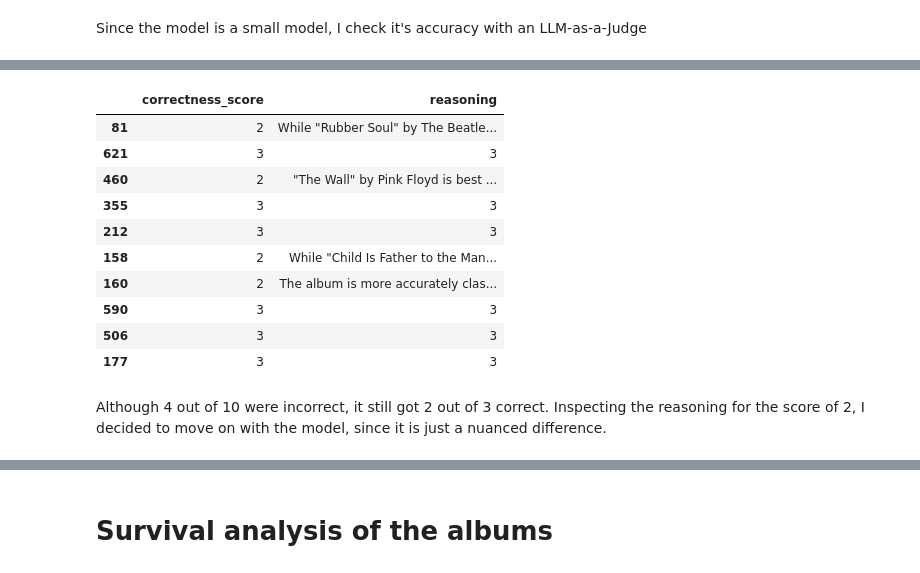
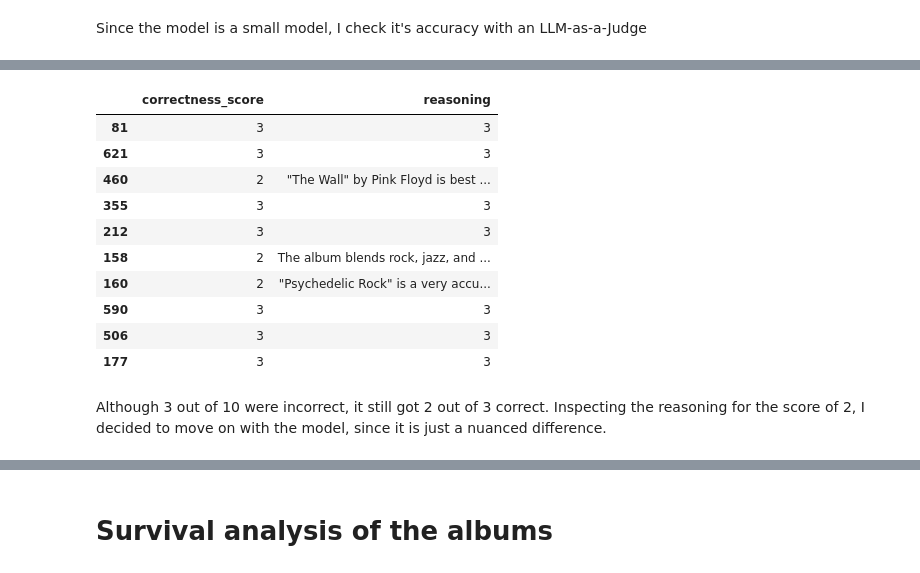
Before and after one commit to tamasnemethres/Rolling-Stone-Album-Rankings-TidyTuesday, a Jupyter notebook: rolling_stones_project.ipynb, the cells around one changed output, grey strips where cells are left out. Cells and saved outputs as stored; diff of their text form; code cells hidden in the pictures.

```diff
--- a/rolling_stones_project.ipynb
+++ b/rolling_stones_project.ipynb
@@ -333,19 +353,20 @@ random_data.to_excel("random_data.xlsx", index=False)
 # %%
+random_data = pd.read_excel("random_data.xlsx")
 display(random_data[["correctness_score", "reasoning"]])
 # %% [output]
 |  | correctness_score | reasoning |
-| 81 | 2 | While "Rubber Soul" by The Beatle... |
+| 81 | 3 | 3 |
 | 621 | 3 | 3 |
 | 460 | 2 | "The Wall" by Pink Floyd is best ... |
 | 355 | 3 | 3 |
 | 212 | 3 | 3 |
-| 158 | 2 | While "Child Is Father to the Man... |
-| 160 | 2 | The album is more accurately clas... |
+| 158 | 2 | The album blends rock, jazz, and ... |
+| 160 | 2 | "Psychedelic Rock" is a very accu... |
 | 590 | 3 | 3 |
 | 506 | 3 | 3 |
 | 177 | 3 | 3 |
 # %% [markdown]
-Although 4 out of 10 were incorrect, it still got 2 out of 3 correct. Inspecting the reasoning for the score of 2, I decided to move on with the model, since it is just a nuanced difference.
+Although 3 out of 10 were incorrect, it still got 2 out of 3 correct. Inspecting the reasoning for the score of 2, I decided to move on with the model, since it is just a nuanced difference.
 # %%
 missing_data["genre"].value_counts()
 # %% [output]
```
Also changed, not shown: parts of 25 cells of this notebook, 4 other files.
